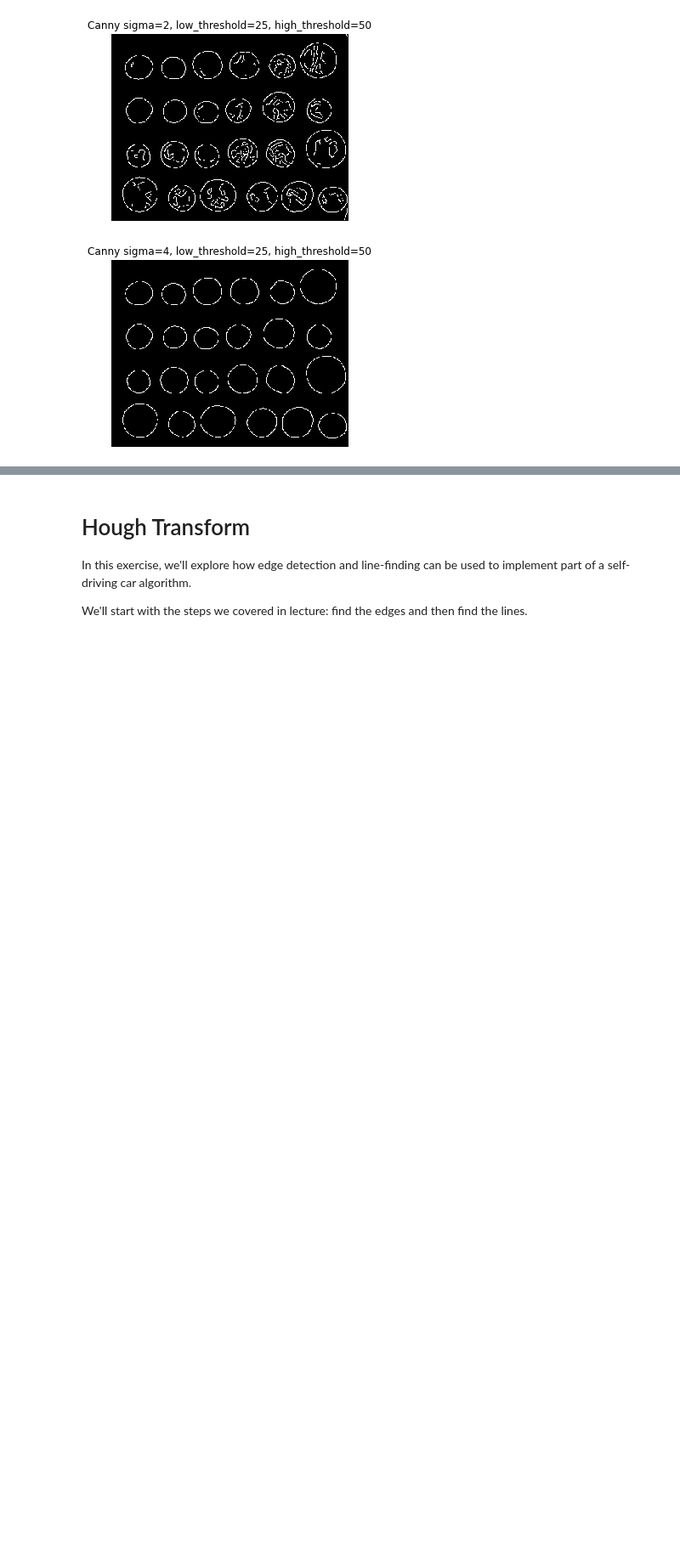
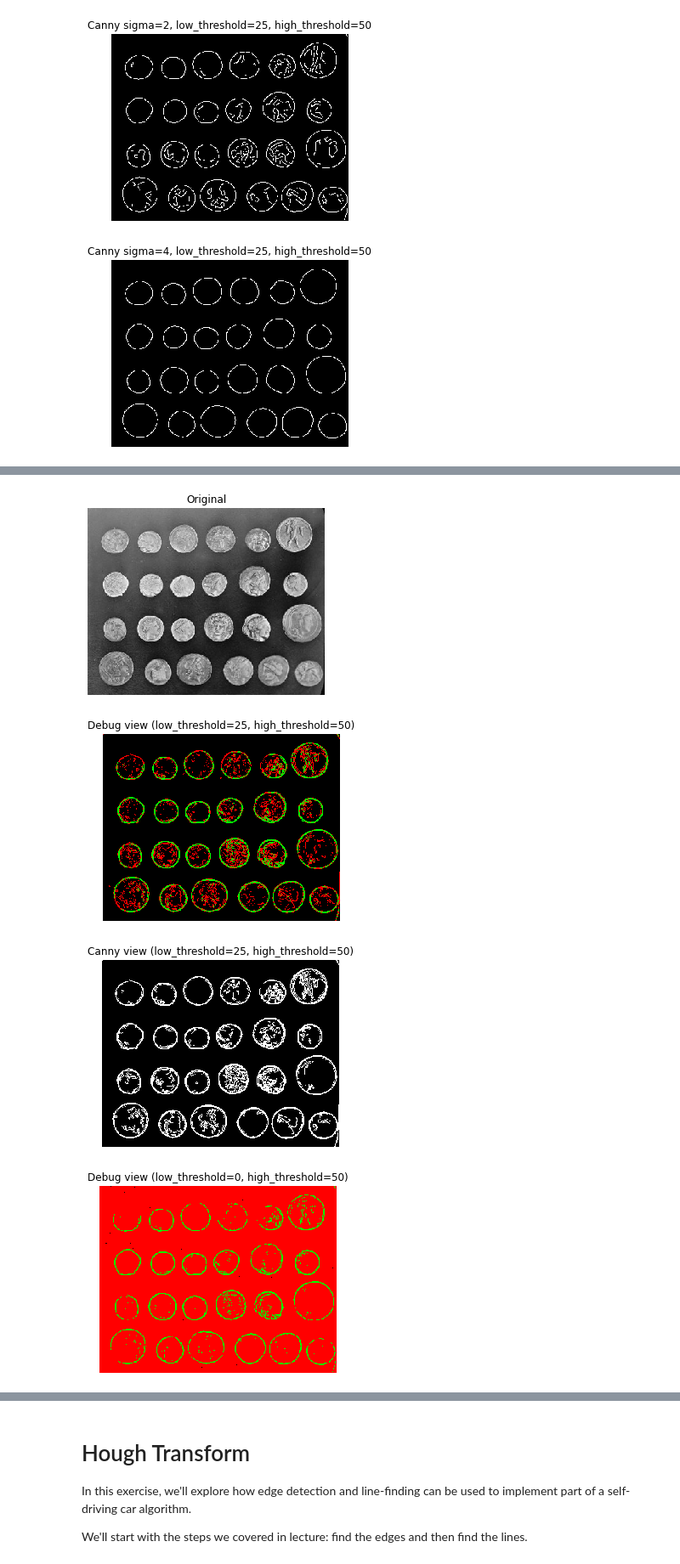
Before and after one commit to Radbuglet/CS280-computer-vision, a Jupyter notebook: 3-edge-detection/Advanced edge detection.ipynb, the cells around one changed output, grey strips where cells are left out. Shown at 85% size. Drawn from its saved outputs; the diff is of its cells as text; code cells hidden in the pictures; blank space fills up the shorter version.

```diff
--- a/3-edge-detection/Advanced edge detection.ipynb
+++ b/3-edge-detection/Advanced edge detection.ipynb
@@ -88,0 +98,73 @@ canny_annotated(sigma=4, low_threshold=25, high_threshold=50)
+# %%
+from skimage import filters
+
+# Display the original image as a reminder
+display(image, "Original")
+
+# Adapted from the previous notebook.
+def double_threshold(original, low_threshold, high_threshold, keep_alive_sz, keep_alive_pop, gen):
+    # Generate a boolean mask of pixels above the low threshold
+    above_low = original > low_threshold
+
+    # Generate a boolean mask of all alive pixels
+    target = original > high_threshold
+
+    # Repeat over the specified number of generations
+    for i in range(gen):
+        # Use a square blur to get a population percentage of nearby alive pixels.
+        populations = cv2.blur(np.where(target, 1., 0.), (keep_alive_sz, keep_alive_sz))
+
+        # Filter the population counts by the required population.
+        # Automatically promote pixels that were already white.
+        target = target | (populations > keep_alive_pop)
+
+        # Finally, ensure that only gray and white pixels are ever promoted to white.
+        target = target & above_low
+
+    return target
+
+def canny_debug(low_threshold, high_threshold):
+    # The actual sobel filter and thresholding algorithms used internally are _much_ more complicated
+    # but this should provide a somewhat O.K. approximation. Just don't be surprised when "condemned" pixels
+    # suddenly show up in the final image when using a more professional implementation!
+    sobel = filters.sobel(image)
+
+    non_culled_mask = sobel > low_threshold / 255
+    white_mask = sobel > high_threshold / 255
+
+    # Partially stolen from https://scikit-image.org/docs/dev/user_guide/numpy_images.html
+    # Look, I'd really like to read the documentation to actually _learn_ how to do stuff like this but
+    # this code sample has just convinced me that numpy is a magical library that likes to make up arbitrary
+    # rules to make code "just work" just so long as you're willing to turn your back on the crazy magic that
+    # even enables this in the first place and now I'm honestly kind-of scared.
+    target = np.zeros([image.shape[0], image.shape[1], 3])  # How does it even know which dtype to use?!
+    target[non_culled_mask] = [1., 0., 0.]  # Why does this even work?!
+    target[white_mask] = [0., 1., 0.]
+
+    settings_suffix = f"low_threshold={low_threshold}, high_threshold={high_threshold}"
+    display(target, f"Debug view ({settings_suffix})")
+
+    display(double_threshold(sobel, low_threshold / 255, high_threshold / 255, keep_alive_sz=3, keep_alive_pop=0.1, gen=30), f"Canny view ({settings_suffix})")
+
+# Default reasonable parameters
+canny_debug(low_threshold=25, high_threshold=50)
+
+# No low thresholding
+canny_debug(low_threshold=0, high_threshold=50)
+
+# Very small low thresholding
+canny_debug(low_threshold=5, high_threshold=50)
+
+# Low upper threshold
+canny_debug(low_threshold=25, high_threshold=30)
+
+# High upper threshold
+canny_debug(low_threshold=25, high_threshold=125)
+
+# Binary threshold
+canny_debug(low_threshold=50, high_threshold=50)
+# %% [output]
+[figure, added]
+[figure, added]
+[figure, added]
+[figure, added]
```
Also changed, not shown: parts of 10 cells of this notebook.
